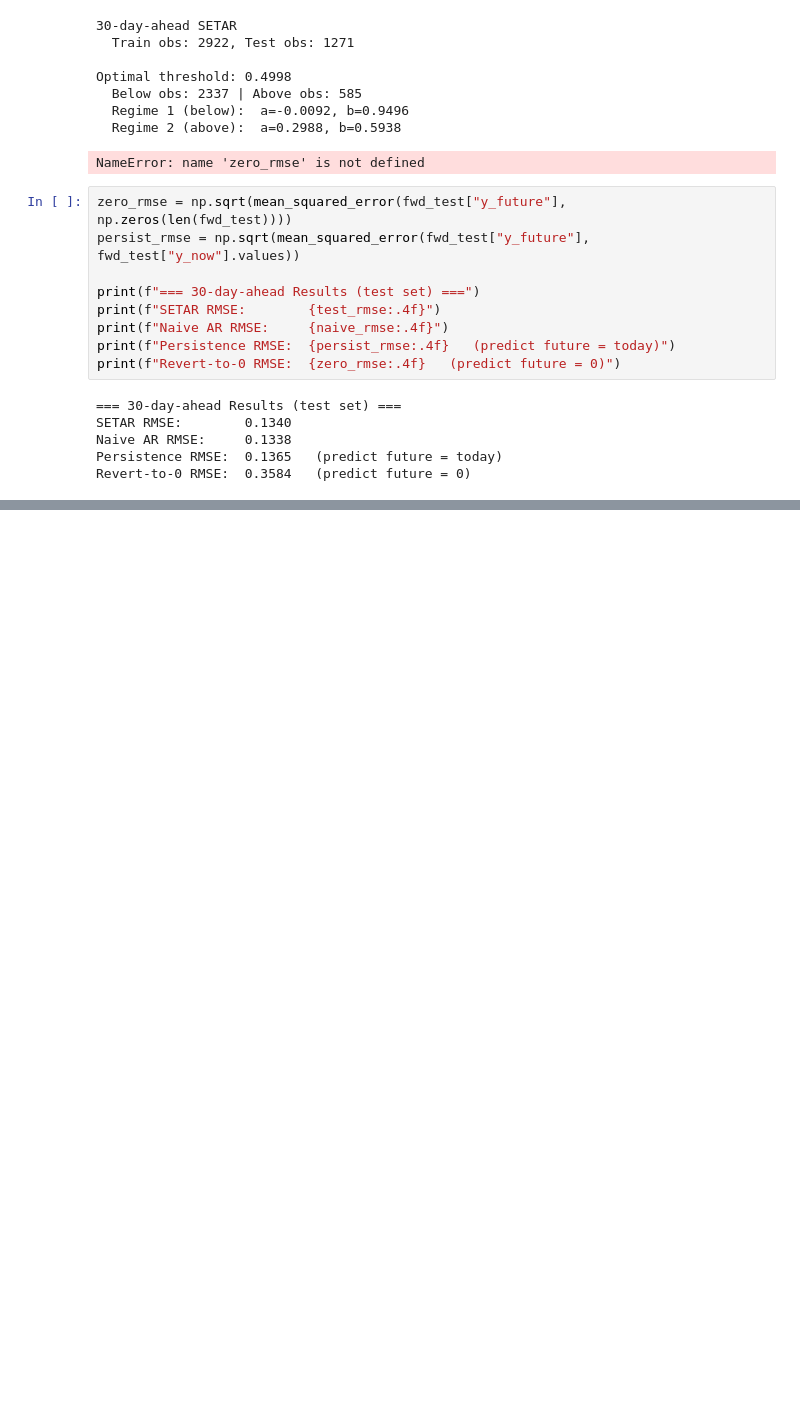
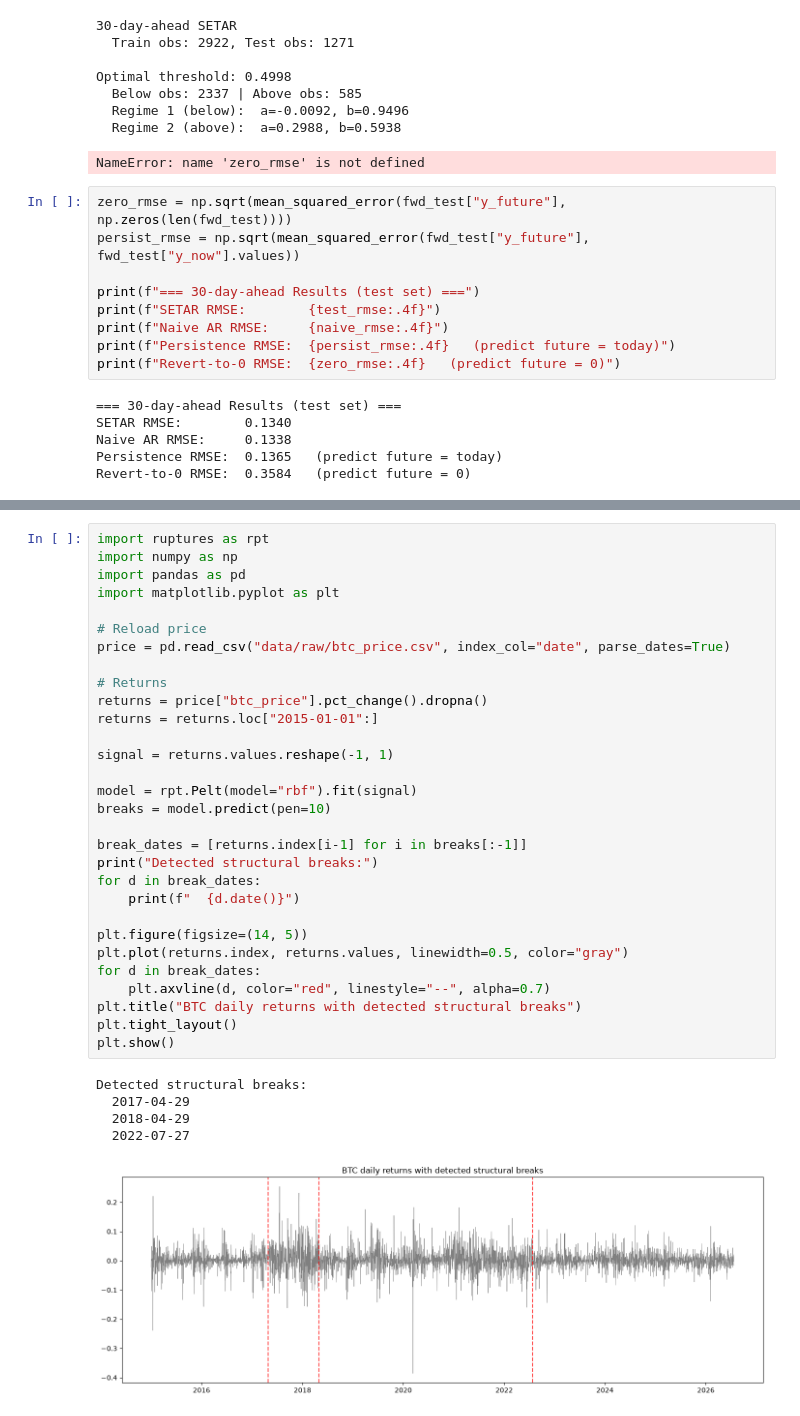
Before and after one commit to sharafa32/btc-pricing-model, a Jupyter notebook: Untitled.ipynb, the cells around one changed output, grey strips where cells are left out. Saved outputs shown, nothing was run; the diff lists cells and outputs as text; blank space fills up the shorter version.

```diff
--- a/Untitled.ipynb
+++ b/Untitled.ipynb
@@ -415,0 +428,36 @@ Revert-to-0 RMSE:  0.3584   (predict future = 0)
+# %%
+import ruptures as rpt
+import numpy as np
+import pandas as pd
+import matplotlib.pyplot as plt
+
+# Reload price
+price = pd.read_csv("data/raw/btc_price.csv", index_col="date", parse_dates=True)
+
+# Returns
+returns = price["btc_price"].pct_change().dropna()
+returns = returns.loc["2015-01-01":]
+
+signal = returns.values.reshape(-1, 1)
+
+model = rpt.Pelt(model="rbf").fit(signal)
+breaks = model.predict(pen=10)
+
+break_dates = [returns.index[i-1] for i in breaks[:-1]]
+print("Detected structural breaks:")
+for d in break_dates:
+    print(f"  {d.date()}")
+
+plt.figure(figsize=(14, 5))
+plt.plot(returns.index, returns.values, linewidth=0.5, color="gray")
+for d in break_dates:
+    plt.axvline(d, color="red", linestyle="--", alpha=0.7)
+plt.title("BTC daily returns with detected structural breaks")
+plt.tight_layout()
+plt.show()
+# %% [output]
+Detected structural breaks:
+  2017-04-29
+  2018-04-29
+  2022-07-27
+[figure, added]
```
Also changed, not shown: parts of 19 cells of this notebook, 55 other files.
